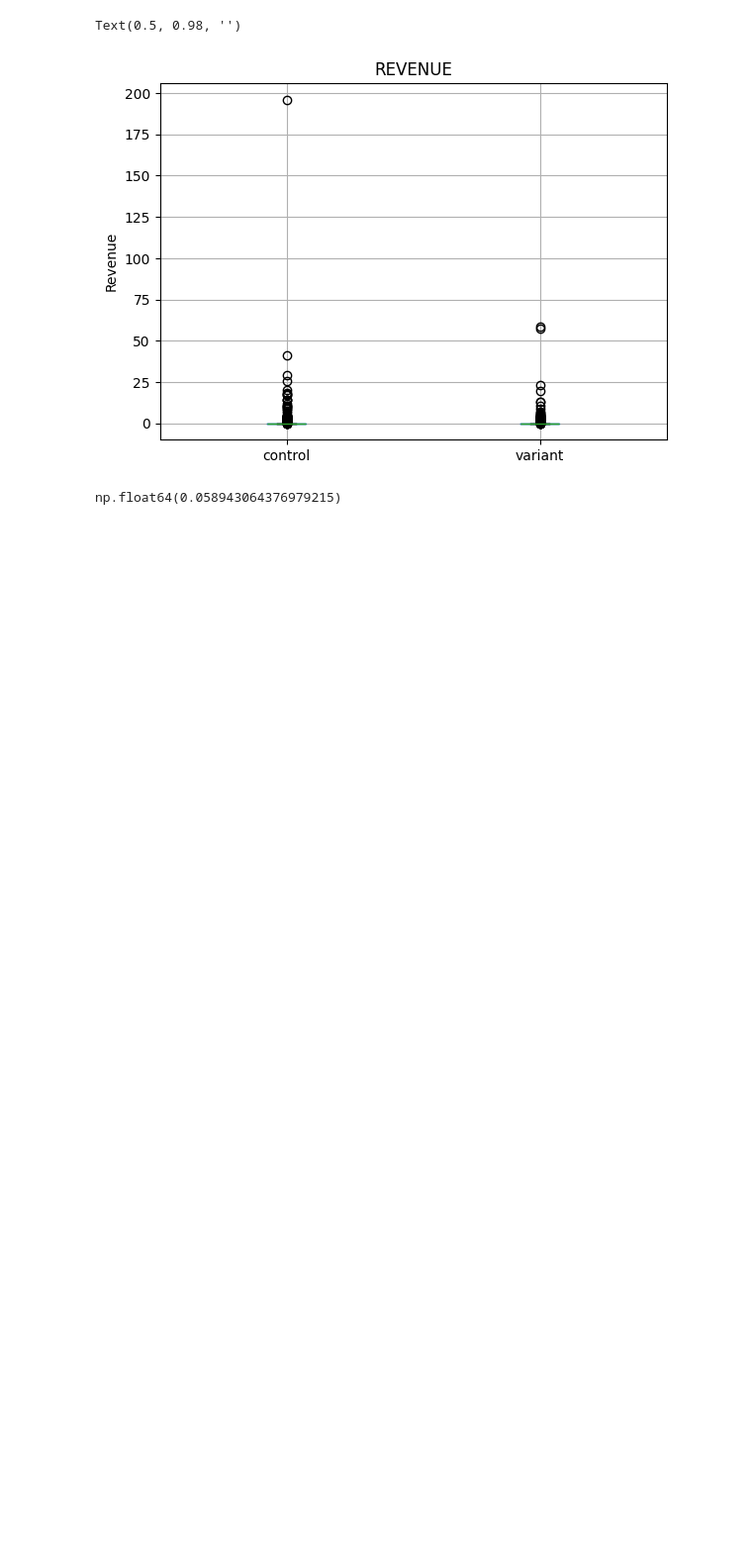
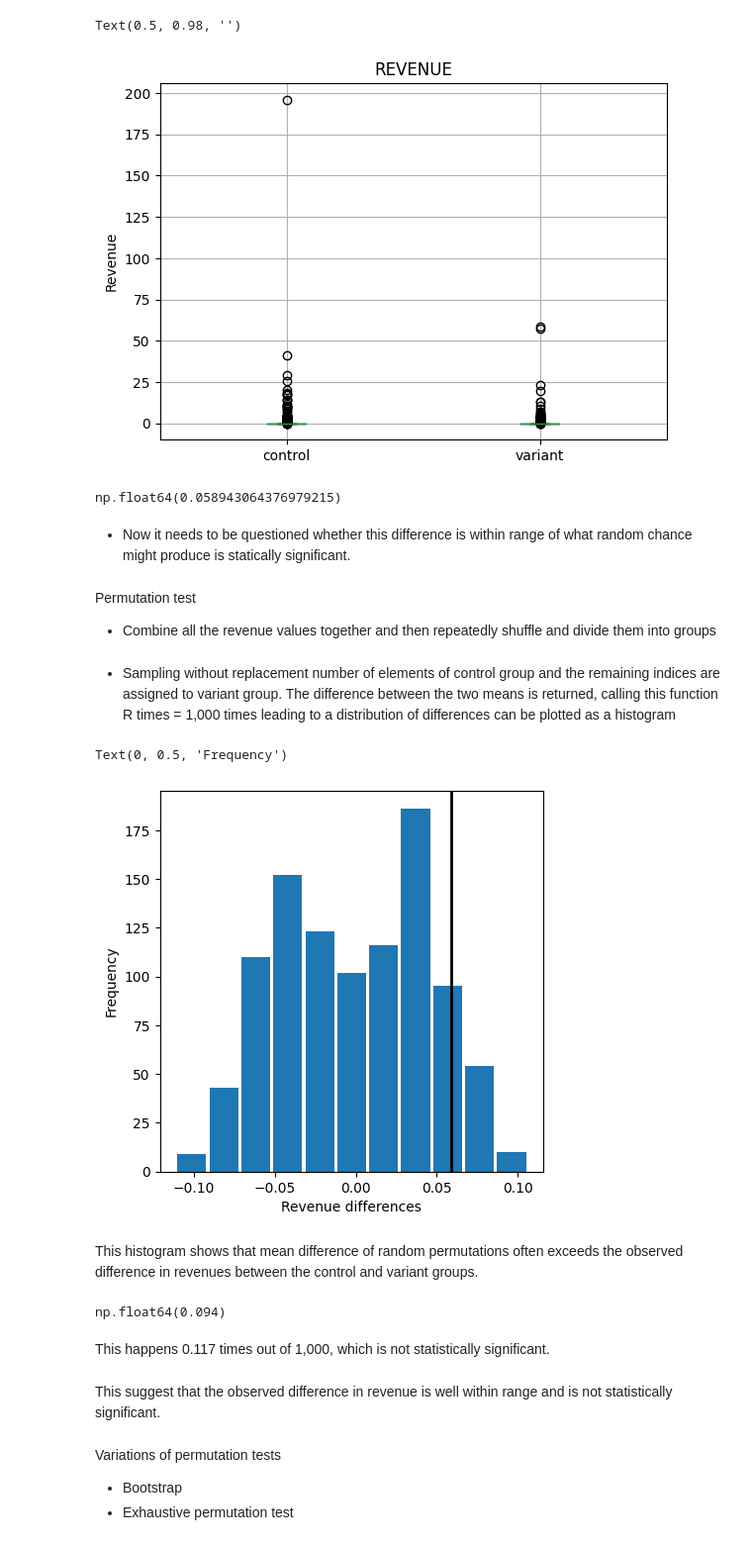
Before and after one commit to lucaspinheiro27/Statistics, a Jupyter notebook: Jupyter_notebooks/Statistical_experiments.ipynb, the cells around one changed output. Shown at 99% size. Saved outputs shown, nothing was run; the diff lists cells and outputs as text; code cells hidden in the pictures; blank space fills up the shorter version.

```diff
--- a/Jupyter_notebooks/Statistical_experiments.ipynb
+++ b/Jupyter_notebooks/Statistical_experiments.ipynb
@@ -136,3 +133,43 @@ mean_variant = data[data['VARIANT_NAME'] == "variant"].REVENUE.mean()
 mean_control - mean_variant
 # %% [output]
 np.float64(0.058943064376979215)
+# %% [markdown]
+* Now it needs to be questioned whether this difference is within range of what random chance might produce is statically significant.
+# %% [markdown]
+Permutation test
+* Combine all the revenue values together and then repeatedly shuffle and divide them into groups
+# %% [markdown]
+* Sampling without replacement number of elements of control group and the remaining indices are assigned to variant group. The difference between the two means is returned, calling this function R times = 1,000 times leading to a distribution of differences can be plotted as a histogram
+# %%
+def perm_func(x, n_control, n_variant):
+    n = n_control + n_variant
+    idx_variant = list(random.sample(range(n), n_variant))
+    idx_control = list(set(range(n)) - set(idx_variant))
+    return x.loc[idx_control].mean() - x.loc[idx_variant].mean()
+# %%
+n_control = len(data[data['VARIANT_NAME'] == "control"])
+n_variant = len(data[data['VARIANT_NAME'] == "variant"])
+
+perm_diffs = [perm_func(data.REVENUE, n_control, n_variant) for _ in range(1000)]
+fig, ax = plt.subplots(figsize=(5, 5))
+ax.hist(perm_diffs, bins=11, rwidth=0.9)
+ax.axvline(x = mean_control - mean_variant, color='black', lw=2)
+ax.set_xlabel('Revenue differences')
+ax.set_ylabel('Frequency')
+# %% [output]
+Text(0, 0.5, 'Frequency')
+[figure, added]
+# %% [markdown]
+This histogram shows that mean difference of random permutations often exceeds the observed difference in revenues between the control and variant groups.
+# %%
+np.mean(perm_diffs > mean_control - mean_variant)
+# %% [output]
+np.float64(0.094)
+# %% [markdown]
+This happens 0.117 times out of 1,000, which is not statistically significant.
+# %% [markdown]
+This suggest that the observed difference in revenue is well within range and is not statistically significant.
+# %% [markdown]
+Variations of permutation tests
+* Bootstrap
+* Exhaustive permutation test
```
Also changed, not shown: parts of 10 cells of this notebook.
